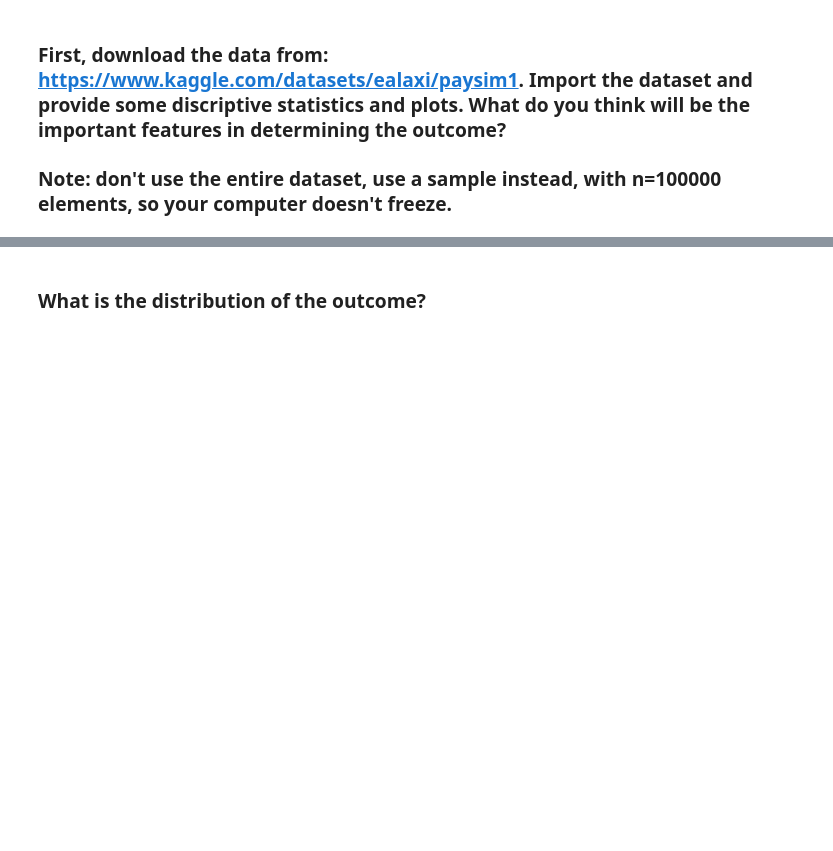
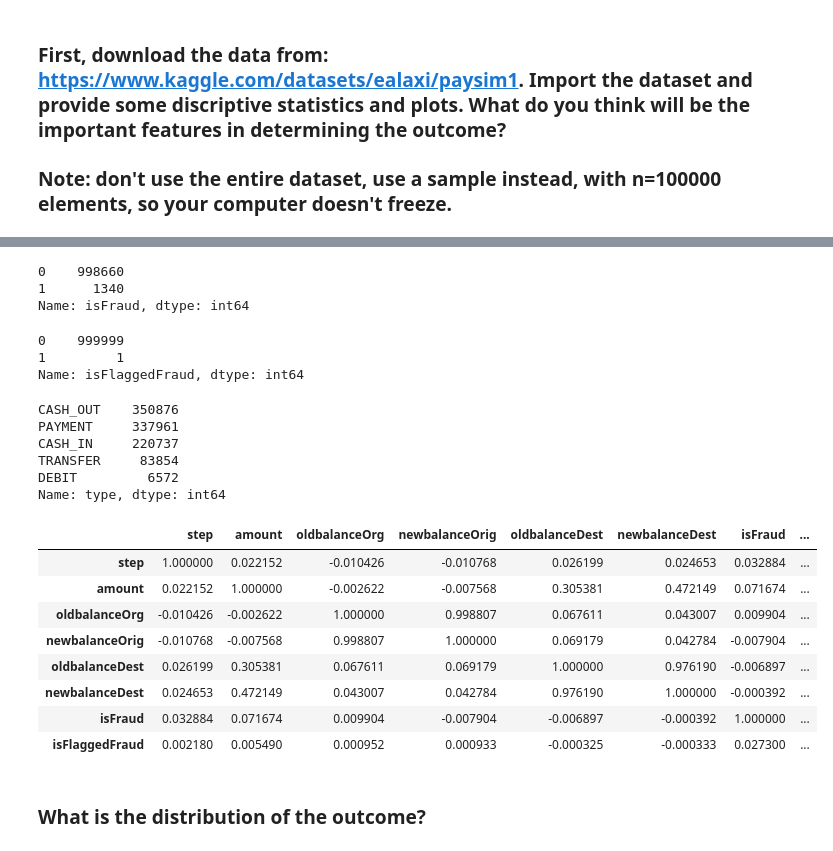
Before and after one commit to ta-data-lis/lab-imbalance, a Jupyter notebook: your-code/lab_imbalance.ipynb, the cells around one changed output, grey strips where cells are left out. Saved outputs shown, nothing was run; the diff lists cells and outputs as text; code cells hidden in the pictures; blank space fills up the shorter version.

```diff
--- a/your-code/lab_imbalance.ipynb
+++ b/your-code/lab_imbalance.ipynb
@@ -14,2 +69,37 @@ Like we disussed in class, when we have noisy data, if we are not careful, we ca
+# %%
+data["isFraud"].value_counts()
+# %% [output]
+0    998660
+1      1340
+Name: isFraud, dtype: int64
+# %%
+data["isFlaggedFraud"].value_counts()
+# %% [output]
+0    999999
+1         1
+Name: isFlaggedFraud, dtype: int64
+# %%
+data["type"].value_counts()
+# %% [output]
+CASH_OUT    350876
+PAYMENT     337961
+CASH_IN     220737
+TRANSFER     83854
+DEBIT         6572
+Name: type, dtype: int64
+# %%
+data.corr()
+
+## None of the columns appear to be highly correlated
+# %% [output]
+|  | step | amount | oldbalanceOrg | newbalanceOrig | oldbalanceDest | newbalanceDest | isFraud | ... |
+| step | 1.000000 | 0.022152 | -0.010426 | -0.010768 | 0.026199 | 0.024653 | 0.032884 | ... |
+| amount | 0.022152 | 1.000000 | -0.002622 | -0.007568 | 0.305381 | 0.472149 | 0.071674 | ... |
+| oldbalanceOrg | -0.010426 | -0.002622 | 1.000000 | 0.998807 | 0.067611 | 0.043007 | 0.009904 | ... |
+| newbalanceOrig | -0.010768 | -0.007568 | 0.998807 | 1.000000 | 0.069179 | 0.042784 | -0.007904 | ... |
+| oldbalanceDest | 0.026199 | 0.305381 | 0.067611 | 0.069179 | 1.000000 | 0.976190 | -0.006897 | ... |
+| newbalanceDest | 0.024653 | 0.472149 | 0.043007 | 0.042784 | 0.976190 | 1.000000 | -0.000392 | ... |
+| isFraud | 0.032884 | 0.071674 | 0.009904 | -0.007904 | -0.006897 | -0.000392 | 1.000000 | ... |
+| isFlaggedFraud | 0.002180 | 0.005490 | 0.000952 | 0.000933 | -0.000325 | -0.000333 | 0.027300 | ... |
 # %% [markdown]
 ### What is the distribution of the outcome?
```
Also changed, not shown: parts of 27 cells of this notebook.
